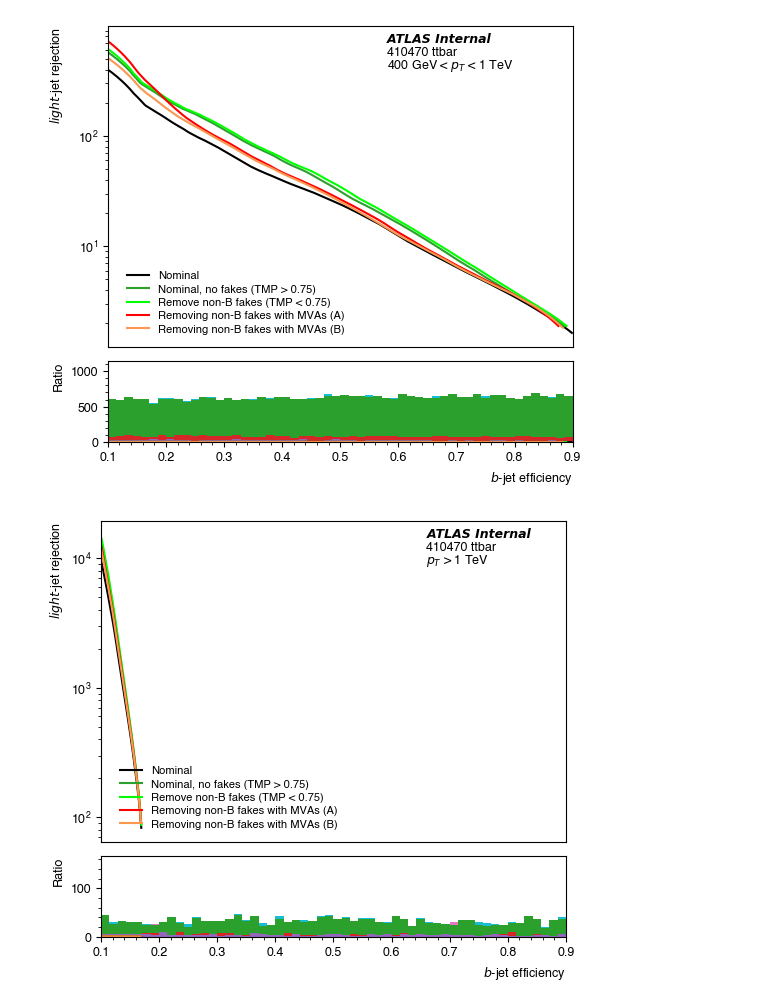
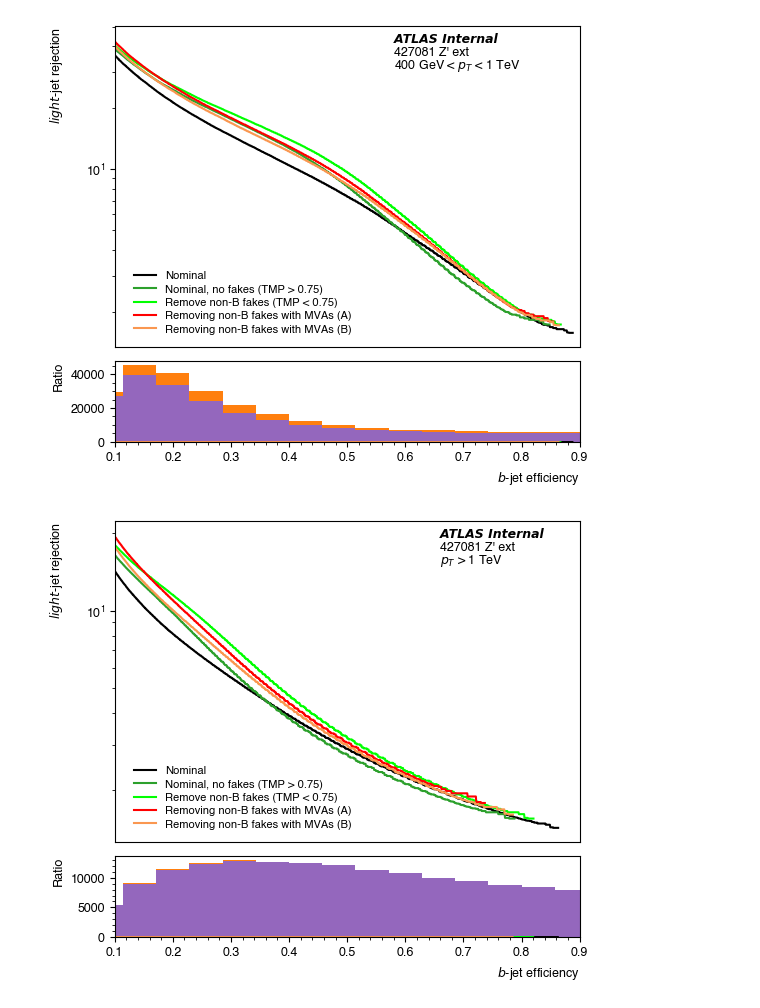
Before and after one commit to ava-lee/TrackingAnalysis, a Jupyter notebook: JF_LLR_ROC.ipynb, the cells around one changed output. Cells and saved outputs as stored; diff of their text form; code cells hidden in the pictures.

```diff
--- a/JF_LLR_ROC.ipynb
+++ b/JF_LLR_ROC.ipynb
@@ -148,0 +197,5 @@ def plotLLRrocs(LLR_dict, version, tracks, jet1, jet2, xMin, xMax, outDir, xT=0.
+# %%
+version = ttbar
+name = '250_400'
+version_new = version + '_' + name
+LLRs = getLLRvalues(inDir, version_new, ['nom'], dictName)
@@ -149,15 +209,11 @@ def plotLLRrocs(LLR_dict, version, tracks, jet1, jet2, xMin, xMax, outDir, xT=0.
 # %%
-pTDictRF = {
-    'le_250': r'$p_T$ < 250 GeV',
-    '250_400': r'250 GeV < $p_T$ < 400 GeV',
-    '400_1000': r'400 GeV < $p_T$ < 1 TeV',
-    'ge_1000': r'$p_T$ > 1 TeV',
-}
-
-for name, text in pTDictRF.items():
-    version_new = Zext + '_' + name
-    LLRs = getLLRvalues(inDir, version_new, tracksRF, dictName)
-    if 'e' not in name:
-        plotLLRrocs(LLRs, version_new, tracksRF, 'b', 'c', 0.1, 0.9, outDir, 0.6, text)
-    else:
-        plotLLRrocs(LLRs, version_new, tracksRF, 'b', 'c', 0.1, 0.9, outDir, 0.7, text)
+def pTROCs(pTDict, version, tracks, dictName, outDir, xTLong=0.6, xTShort=0.7):
+    for j in ['l', 'c']:
+        for name, text in pTDict.items():
+            print (name)
+            version_new = version + '_' + name
+            LLRs = getLLRvalues(inDir, version_new, tracks, dictName)
+            if 'e' not in name:
+                plotLLRrocs(LLRs, version_new, tracks, 'b', j, 0.1, 0.9, outDir, xTLong, text)
+            else:
+                plotLLRrocs(LLRs, version_new, tracks, 'b', j, 0.1, 0.9, outDir, xTShort, text)
@@ -190,10 +219,0 @@ nom_RFNBMVA_B
-# %%
-def pTROCs(pTDict, version, tracks, dictName, outDir):
-    for j in ['l', 'c']:
-        for name, text in pTDict.items():
-            version_new = version + '_' + name
-            LLRs = getLLRvalues(inDir, version_new, tracks, dictName)
-            if 'e' not in name:
-                plotLLRrocs(LLRs, version_new, tracks, 'b', j, 0.1, 0.9, outDir, 0.6, text)
-            else:
-                plotLLRrocs(LLRs, version_new, tracks, 'b', j, 0.1, 0.9, outDir, 0.7, text)
@@ -200,3 +222,3 @@ def pTROCs(pTDict, version, tracks, dictName, outDir):
 # %%
-pTROCs(pTDictRF, ttbar, tracksRF, dictName, outDir)
+pTROCs(pTDictRF, Zext, tracksRF, dictName, outDir)
 # %% [output]
@@ -223,2 +245,2 @@ nom_RFNBMVA_B
-[figure, old version]
+[figure, new version]
-[figure, old version]
+[figure, new version]
```
Also changed, not shown: parts of 20 cells of this notebook.
